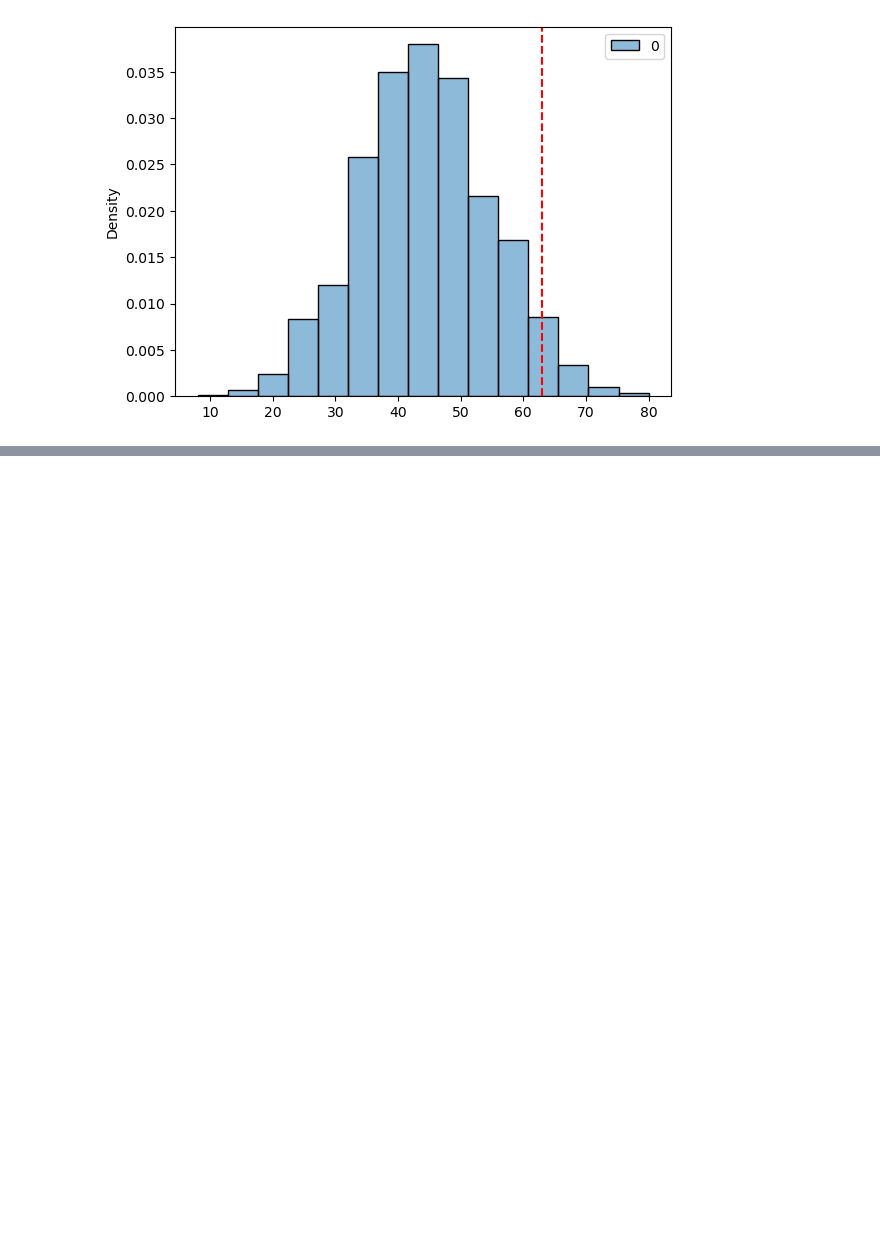
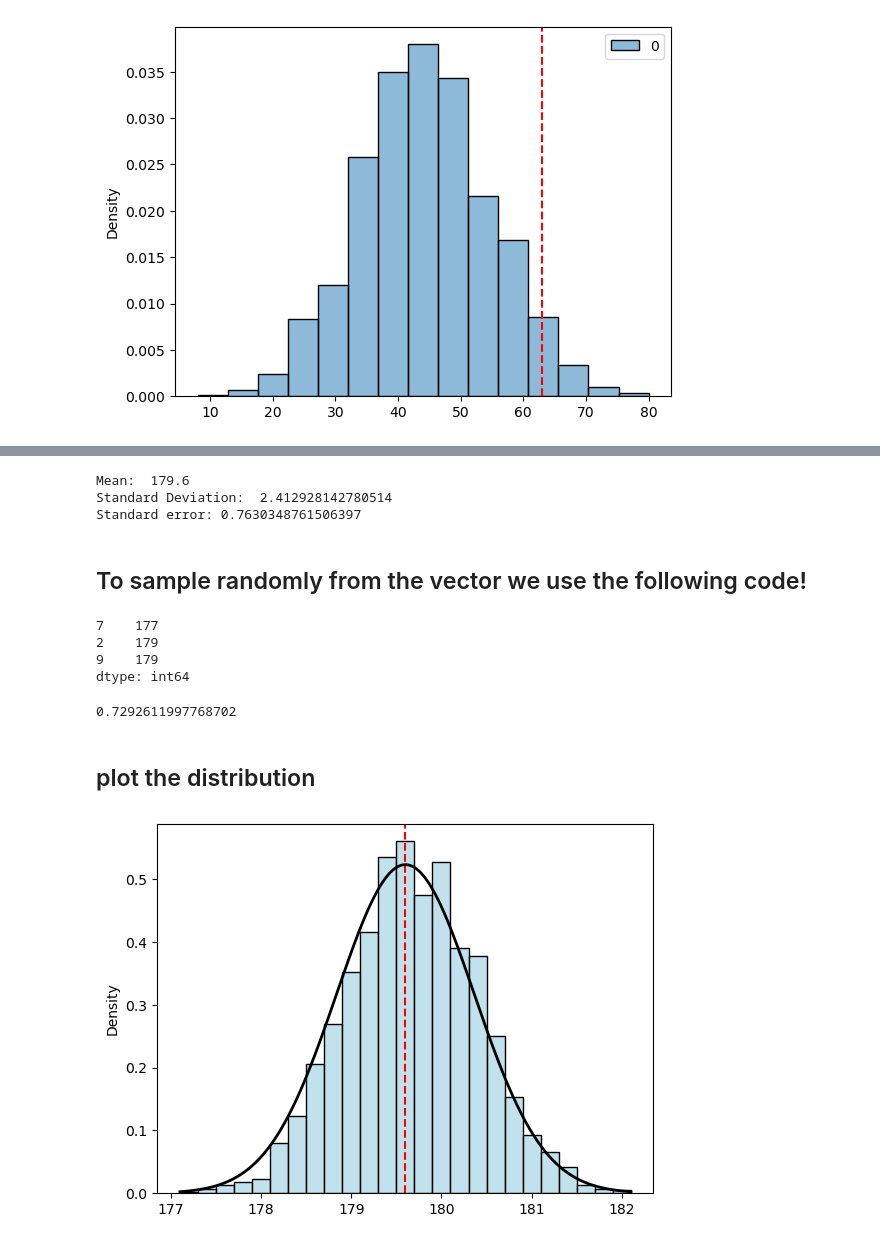
Before and after one commit to Vanya-n/TECH3_datalab1, a Jupyter notebook: mynotes.ipynb, the cells around one changed output, grey strips where cells are left out. Cells and saved outputs as stored; diff of their text form; code cells hidden in the pictures; blank space fills up the shorter version.

Commit message:
added bootstrap method to my notes

```diff
--- a/mynotes.ipynb
+++ b/mynotes.ipynb
@@ -113,0 +117,54 @@ plt.show()
+# %%
+import pandas as pd
+import math
+numbers = [183, 179, 179, 183, 178, 176, 182, 177, 180, 179]
+vector = pd.Series(numbers)
+print('Mean: ', vector.mean()) # calculate the mean of the numbers
+print('Standard Deviation: ', vector.std()) # calculate the standard deviation of the numbers
+print('Standard error:', vector.std()/math.sqrt(len(vector))) # calculate the standard error
+# %% [output]
+Mean:  179.6
+Standard Deviation:  2.412928142780514
+Standard error: 0.7630348761506397
+# %% [markdown]
+## To sample randomly from the vector we use the following code!
+# %%
+np.random.seed(1234)
+new_sample= vector.sample(3,replace=False)
+print( new_sample)
+# %% [output]
+7    177
+2    179
+9    179
+dtype: int64
+# %%
+np.random.seed(123)
+boot_samples=2000
+boot_means=np.zeros(boot_samples)
+""" np.zeros()function creates a new NumPy array of a specified shape and data type, with all elements
+initialized to zero. In this case, it creates an array of length boot_samples (which is 2000) filled with
+zeros. This array will be used to store the mean of each bootstrap sample. """
+for i in range(boot_samples):
+    boot_sample= vector.sample(len(vector), replace=True)
+     # create a bootstrap sample by sampling with replacement
+    boot_means[i]= boot_sample.mean()
+    # calculate the mean of the bootstrap sample and store it in the boot_means array
+print(boot_means.std())
+# calculate the standard deviation of the bootstrap means, which is an estimate of the
+# standard error of the mean!!!!
+# %% [output]
+0.7292611997768702
+# %% [markdown]
+## plot the distribution
+# %%
+sns.histplot(boot_means, stat='density', color='lightblue', binwidth=0.2)
+plt.axvline(vector.mean(), color='red', linestyle='--')
+
+# add a normal denity curve to the plot
+x=np.linspace(min(boot_means), max(boot_means), 500)
+mu=vector.mean()
+signma=sigma = np.std(vector, ddof=1)/np.sqrt(len(vector))
+plt.plot(x,norm.pdf(x, mu, sigma), color='black',linewidth=2)
+plt.show()
+# %% [output]
+[figure, added]
```
Also changed, not shown: parts of 4 cells of this notebook.
